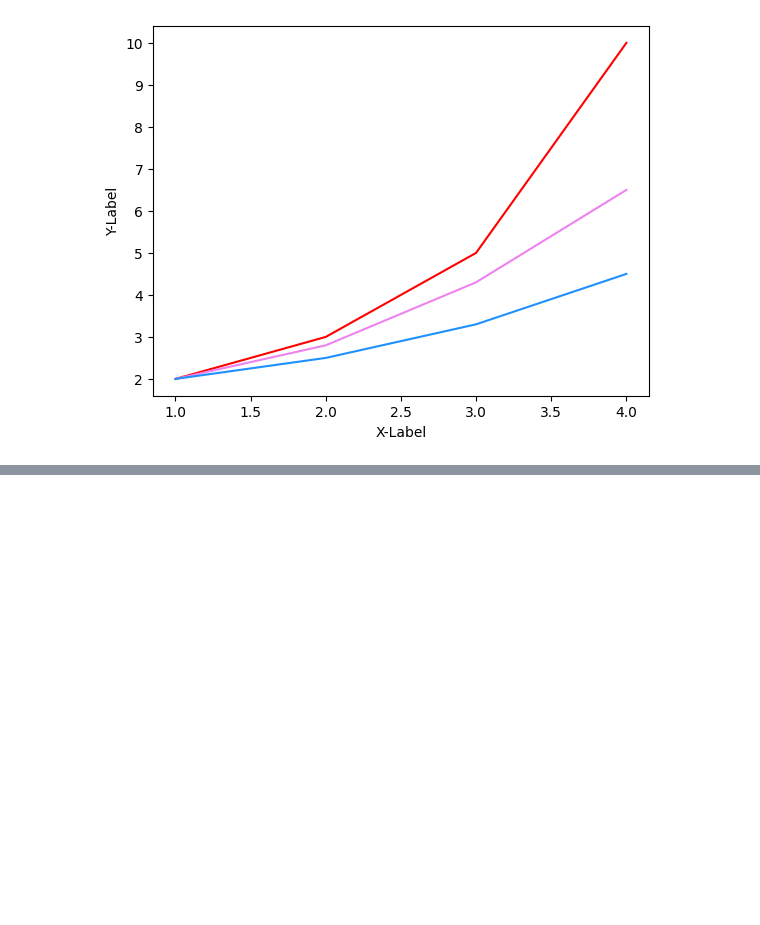
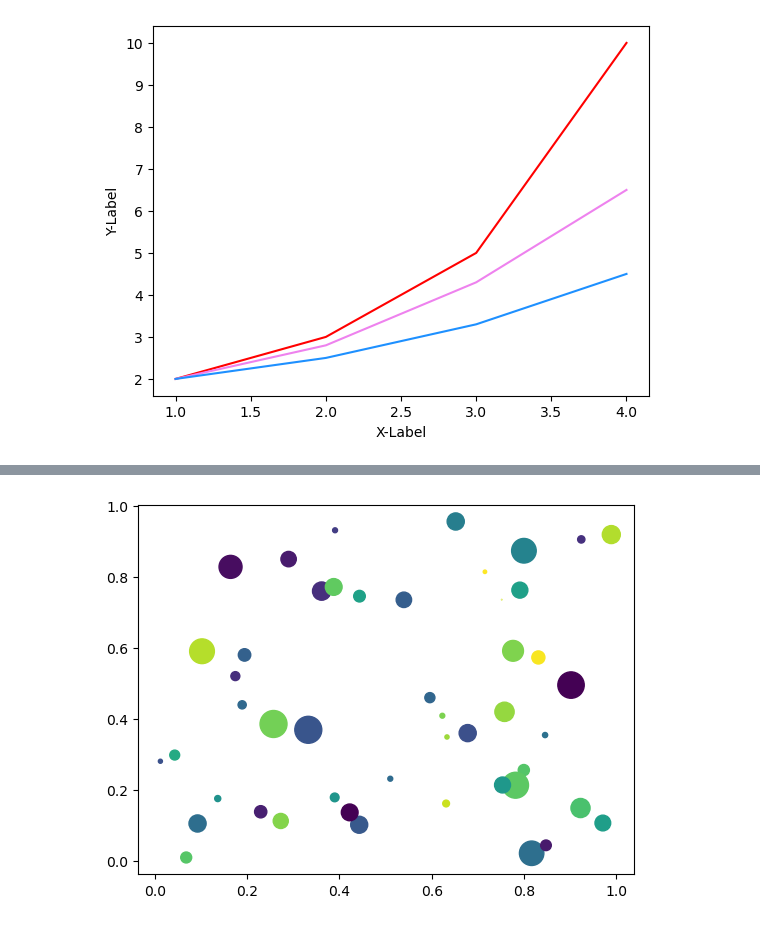
Before and after one commit to jeongjae96/AI, a Jupyter notebook: visualization_basics/matplotlib_basics.ipynb, the cells around one changed output, grey strips where cells are left out. Cells and saved outputs as stored; diff of their text form; code cells hidden in the pictures; blank space fills up the shorter version.

```diff
--- a/visualization_basics/matplotlib_basics.ipynb
+++ b/visualization_basics/matplotlib_basics.ipynb
@@ -176,0 +207,11 @@ plt.show()
+# %%
+n = 50
+x = np.random.rand(n)
+y = np.random.rand(n)
+size = (np.random.rand(n) * 20) ** 2
+colors = np.random.rand(n)
+
+plt.scatter(x, y, s=size, c=colors)
+plt.show()
+# %% [output]
+[figure, added]
```
Also changed, not shown: parts of 15 cells of this notebook, 1 other file.
